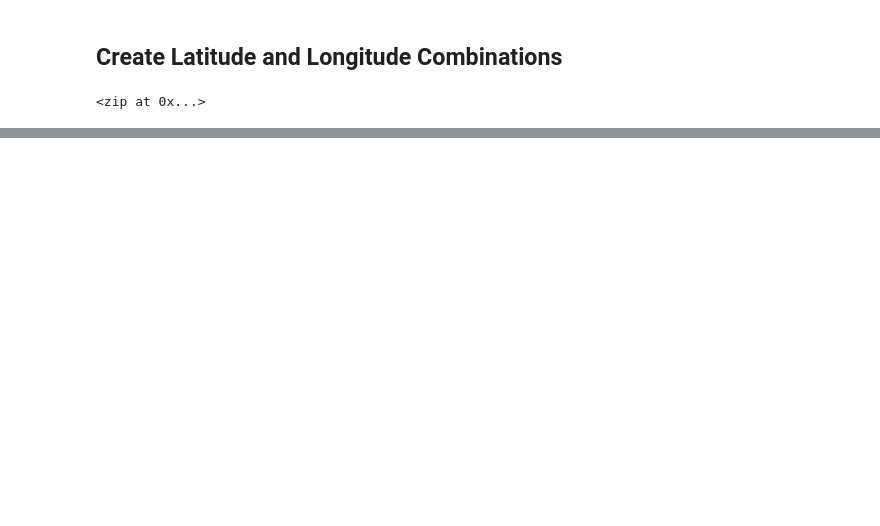
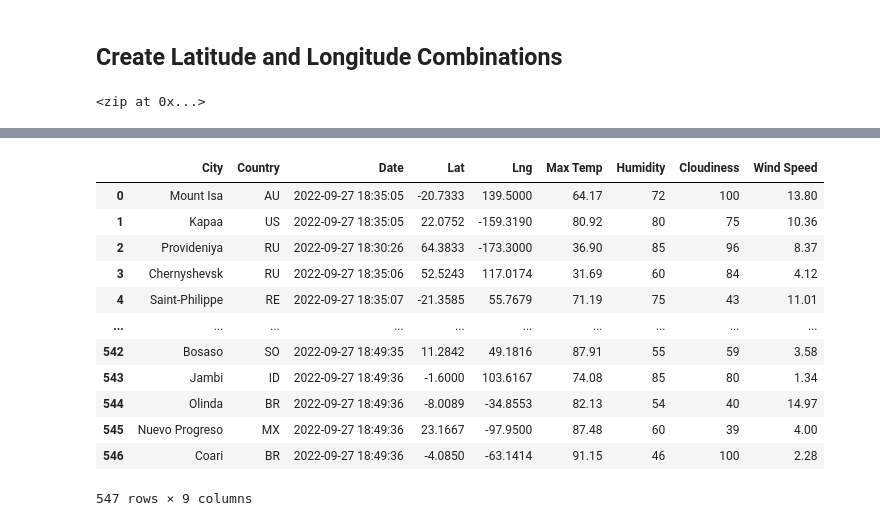
Before and after one commit to Feramareck/World_Weather_Analysis, a Jupyter notebook: WeatherPy.ipynb, the cells around one changed output, grey strips where cells are left out. Saved outputs shown, nothing was run; the diff lists cells and outputs as text; code cells hidden in the pictures; blank space fills up the shorter version.

Commit message:
Updating WeatherPy

```diff
--- a/WeatherPy.ipynb
+++ b/WeatherPy.ipynb
@@ -35,0 +28,4 @@ len(cities)
+# %%
+# Starting URL for Weather Map API Call.
+url = "http://api.openweathermap.org/data/2.5/weather?units=Imperial&APPID=" + weather_api_key
+print(url)
@@ -35,0 +55,10 @@ len(cities)
+# %%
+# Create an empty list to hold the weather data.
+city_data = []
+# Print the beginning of the logging.
+print("Beginning Data Retrieval     ")
+print("-----------------------------")
+
+# Create counters.
+record_count = 1
+set_count = 1
@@ -35,0 +143,4 @@ len(cities)
+# %%
+# Convert the array of dictionaries to a Pandas DataFrame.
+city_data_df = pd.DataFrame(city_data)
+city_data_df.head(10)
@@ -35,0 +159,18 @@ len(cities)
+# %%
+city_data_df_org = ["City", "Country", "Date", "Lat", "Lng", "Max Temp", "Humidity", "Cloudiness", "Wind Speed"]
+city_data_df = city_data_df[city_data_df_org]
+city_data_df
+# %% [output]
+|  | City | Country | Date | Lat | Lng | Max Temp | Humidity | Cloudiness | Wind Speed |
+| 0 | Mount Isa | AU | 2022-09-27 18:35:05 | -20.7333 | 139.5000 | 64.17 | 72 | 100 | 13.80 |
+| 1 | Kapaa | US | 2022-09-27 18:35:05 | 22.0752 | -159.3190 | 80.92 | 80 | 75 | 10.36 |
+| 2 | Provideniya | RU | 2022-09-27 18:30:26 | 64.3833 | -173.3000 | 36.90 | 85 | 96 | 8.37 |
+| 3 | Chernyshevsk | RU | 2022-09-27 18:35:06 | 52.5243 | 117.0174 | 31.69 | 60 | 84 | 4.12 |
+| 4 | Saint-Philippe | RE | 2022-09-27 18:35:07 | -21.3585 | 55.7679 | 71.19 | 75 | 43 | 11.01 |
+| ... | ... | ... | ... | ... | ... | ... | ... | ... | ... |
+| 542 | Bosaso | SO | 2022-09-27 18:49:35 | 11.2842 | 49.1816 | 87.91 | 55 | 59 | 3.58 |
+| 543 | Jambi | ID | 2022-09-27 18:49:36 | -1.6000 | 103.6167 | 74.08 | 85 | 80 | 1.34 |
+| 544 | Olinda | BR | 2022-09-27 18:49:36 | -8.0089 | -34.8553 | 82.13 | 54 | 40 | 14.97 |
+| 545 | Nuevo Progreso | MX | 2022-09-27 18:49:36 | 23.1667 | -97.9500 | 87.48 | 60 | 39 | 4.00 |
+| 546 | Coari | BR | 2022-09-27 18:49:36 | -4.0850 | -63.1414 | 91.15 | 46 | 100 | 2.28 |
+547 rows × 9 columns
```
Also changed, not shown: parts of 14 cells of this notebook, 32 other files.
